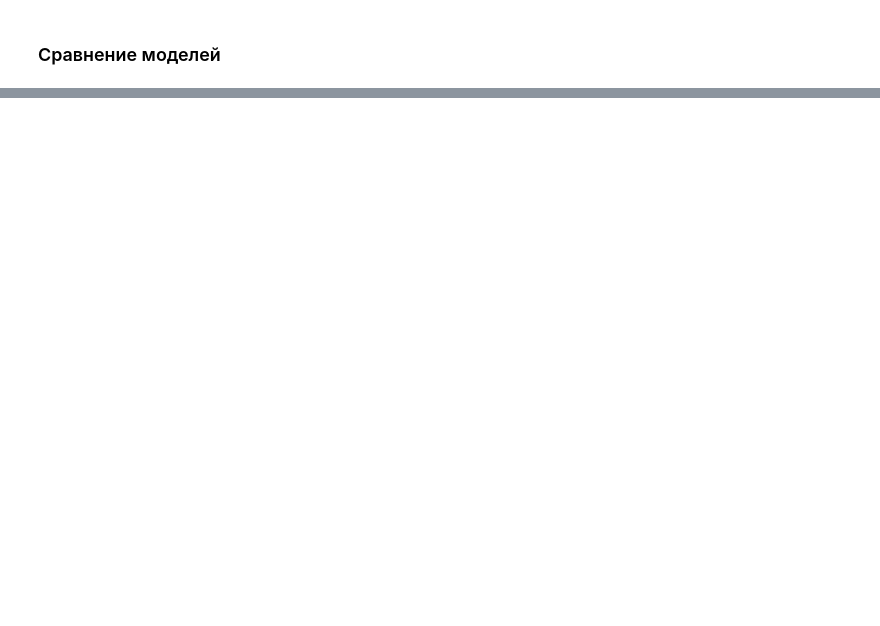
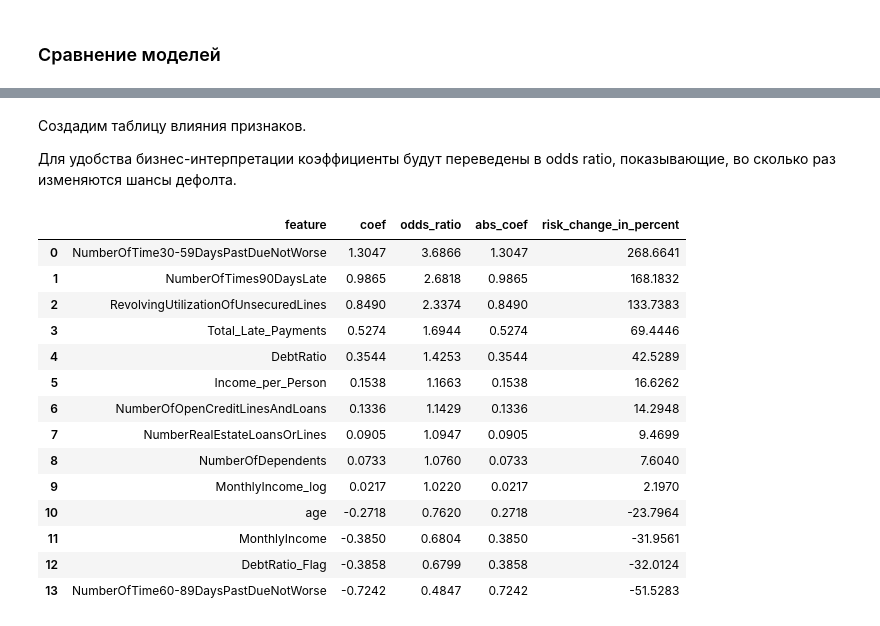
Before and after one commit to george-gh5/credit-scoring-ml, a Jupyter notebook: notebooks/02_modeling.ipynb, the cells around one changed output, grey strips where cells are left out. Drawn from its saved outputs; the diff is of its cells as text; code cells hidden in the pictures; blank space fills up the shorter version.

```diff
--- a/notebooks/02_modeling.ipynb
+++ b/notebooks/02_modeling.ipynb
@@ -282,0 +301,4 @@ display(final_table)
+# %%
+logreg_model = best_logreg.named_steps['model']
+coefs = logreg_model.coef_[0]
+coefs
@@ -282,0 +311,3 @@ display(final_table)
+# %%
+feature_names = X_train.columns
+feature_names
@@ -282,0 +322,32 @@ display(final_table)
+# %% [markdown]
+Создадим таблицу влияния признаков.
+
+Для удобства бизнес-интерпретации коэффициенты будут переведены в odds ratio, показывающие, во сколько раз изменяются шансы дефолта.
+# %%
+coef_df = pd.DataFrame({
+    'feature': feature_names,
+    'coef': coefs
+})
+
+coef_df['odds_ratio'] = np.exp(coef_df['coef'])
+coef_df['abs_coef'] = coef_df['coef'].abs()
+coef_df['risk_change_in_percent'] = (coef_df['odds_ratio'] - 1) * 100
+
+coef_df = coef_df.sort_values('coef', ascending=False).reset_index(drop=True)
+coef_df
+# %% [output]
+|  | feature | coef | odds_ratio | abs_coef | risk_change_in_percent |
+| 0 | NumberOfTime30-59DaysPastDueNotWorse | 1.3047 | 3.6866 | 1.3047 | 268.6641 |
+| 1 | NumberOfTimes90DaysLate | 0.9865 | 2.6818 | 0.9865 | 168.1832 |
+| 2 | RevolvingUtilizationOfUnsecuredLines | 0.8490 | 2.3374 | 0.8490 | 133.7383 |
+| 3 | Total_Late_Payments | 0.5274 | 1.6944 | 0.5274 | 69.4446 |
+| 4 | DebtRatio | 0.3544 | 1.4253 | 0.3544 | 42.5289 |
+| 5 | Income_per_Person | 0.1538 | 1.1663 | 0.1538 | 16.6262 |
+| 6 | NumberOfOpenCreditLinesAndLoans | 0.1336 | 1.1429 | 0.1336 | 14.2948 |
+| 7 | NumberRealEstateLoansOrLines | 0.0905 | 1.0947 | 0.0905 | 9.4699 |
+| 8 | NumberOfDependents | 0.0733 | 1.0760 | 0.0733 | 7.6040 |
+| 9 | MonthlyIncome_log | 0.0217 | 1.0220 | 0.0217 | 2.1970 |
+| 10 | age | -0.2718 | 0.7620 | 0.2718 | -23.7964 |
+| 11 | MonthlyIncome | -0.3850 | 0.6804 | 0.3850 | -31.9561 |
+| 12 | DebtRatio_Flag | -0.3858 | 0.6799 | 0.3858 | -32.0124 |
+| 13 | NumberOfTime60-89DaysPastDueNotWorse | -0.7242 | 0.4847 | 0.7242 | -51.5283 |
```
Also changed, not shown: parts of 26 cells of this notebook, 7 other files.
